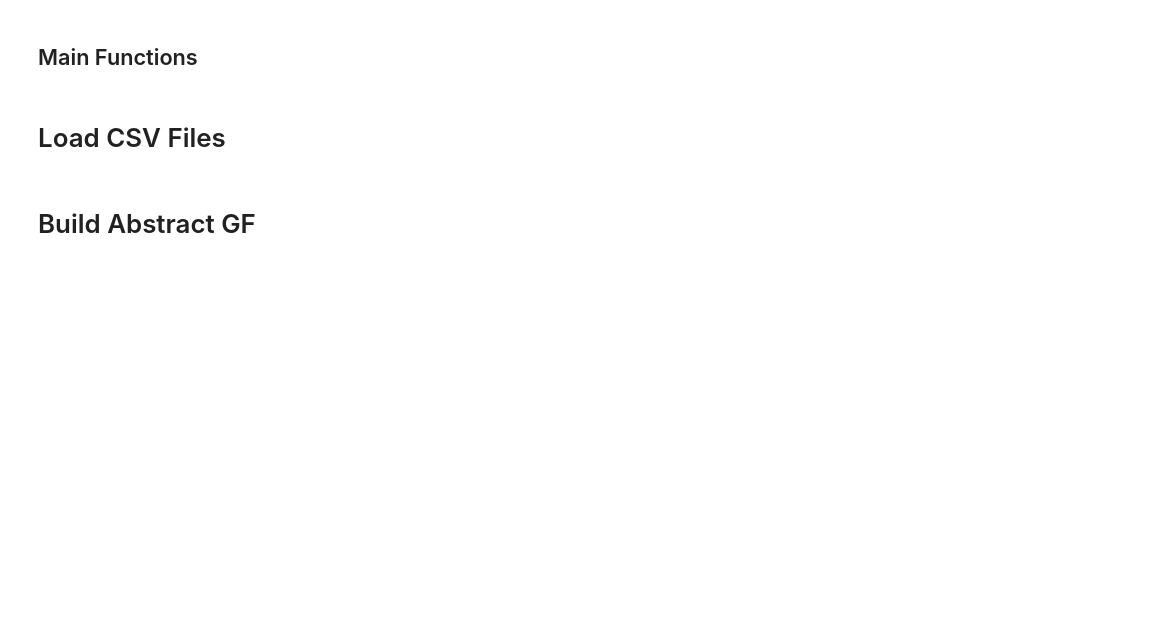
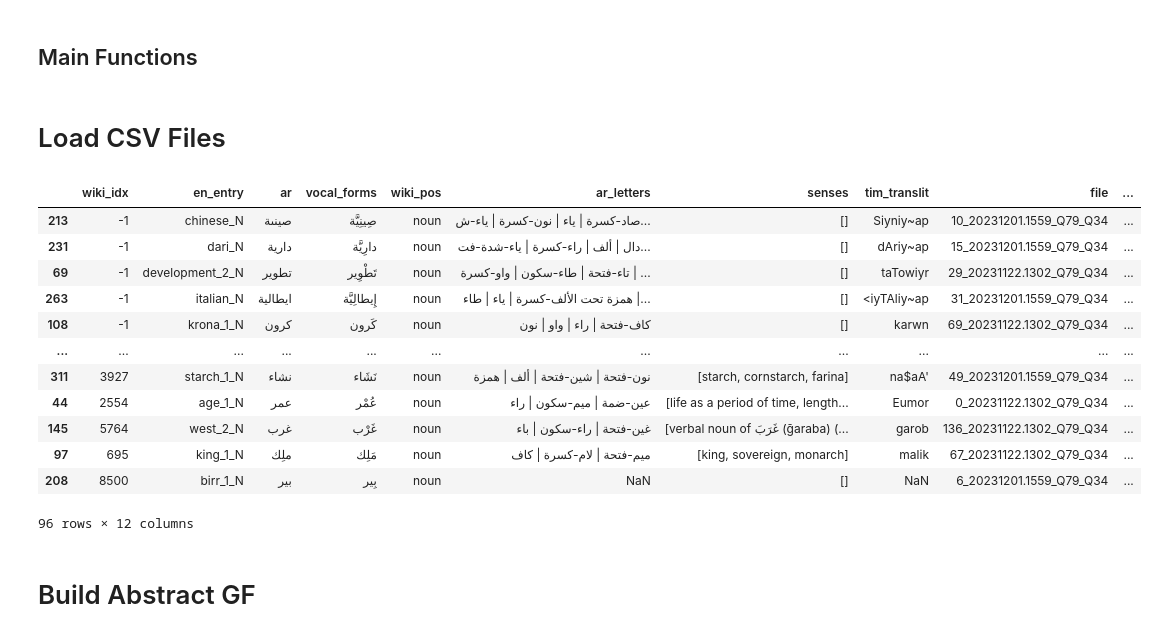
Before and after one commit to zarzouram/MLT_Thesis, a Jupyter notebook: notebooks/step-3_build_gfs.ipynb, the cells around one changed output. Saved outputs shown, nothing was run; the diff lists cells and outputs as text; code cells hidden in the pictures; blank space fills up the shorter version.

```diff
--- a/notebooks/step-3_build_gfs.ipynb
+++ b/notebooks/step-3_build_gfs.ipynb
@@ -153,6 +157,22 @@ def build_gf_abstract_entries(row):
 df_adjs = pd.read_csv(ar_adjectives_path, index_col=0, converters={"senses": pd.eval})
 df_nouns = pd.read_csv(ar_nouns_path, index_col=0, converters={"senses": pd.eval})
 df_verbs = pd.read_csv(ar_verbs_path, index_col=0, converters={"senses": pd.eval})
+# %%
+df_nouns
+# %% [output]
+|  | wiki_idx | en_entry | ar | vocal_forms | wiki_pos | ar_letters | senses | tim_translit | file | ... |
+| 213 | -1 | chinese_N | صينىة | صِينِيَّة | noun | صاد-كسرة | ياء | نون-كسرة | ياء-ش... | [] | Siyniy~ap | 10_20231201.1559_Q79_Q34 | ... |
+| 231 | -1 | dari_N | دارية | دارِيَّة | noun | دال | ألف | راء-كسرة | ياء-شدة-فت... | [] | dAriy~ap | 15_20231201.1559_Q79_Q34 | ... |
+| 69 | -1 | development_2_N | تطوير | تَطْوِير | noun | تاء-فتحة | طاء-سكون | واو-كسرة | ... | [] | taTowiyr | 29_20231122.1302_Q79_Q34 | ... |
+| 263 | -1 | italian_N | ايطالية | إِيطالِيَّة | noun | همزة تحت الألف-كسرة | ياء | طاء |... | [] | <iyTAliy~ap | 31_20231201.1559_Q79_Q34 | ... |
+| 108 | -1 | krona_1_N | كرون | كَرون | noun | كاف-فتحة | راء | واو | نون | [] | karwn | 69_20231122.1302_Q79_Q34 | ... |
+| ... | ... | ... | ... | ... | ... | ... | ... | ... | ... | ... |
+| 311 | 3927 | starch_1_N | نشاء | نَشَاء | noun | نون-فتحة | شين-فتحة | ألف | همزة | [starch, cornstarch, farina] | na$aA' | 49_20231201.1559_Q79_Q34 | ... |
+| 44 | 2554 | age_1_N | عمر | عُمْر | noun | عين-ضمة | ميم-سكون | راء | [life as a period of time, length... | Eumor | 0_20231122.1302_Q79_Q34 | ... |
+| 145 | 5764 | west_2_N | غرب | غَرْب | noun | غين-فتحة | راء-سكون | باء | [verbal noun of غَرَبَ (ḡaraba) (... | garob | 136_20231122.1302_Q79_Q34 | ... |
+| 97 | 695 | king_1_N | ملِك | مَلِك | noun | ميم-فتحة | لام-كسرة | كاف | [king, sovereign, monarch] | malik | 67_20231122.1302_Q79_Q34 | ... |
+| 208 | 8500 | birr_1_N | بير | بِير | noun | NaN | [] | NaN | 6_20231201.1559_Q79_Q34 | ... |
+96 rows × 12 columns
 # %% [markdown]
 # Build Abstract GF
 # %%
```
Also changed, not shown: parts of 22 cells of this notebook, 27 other files.
